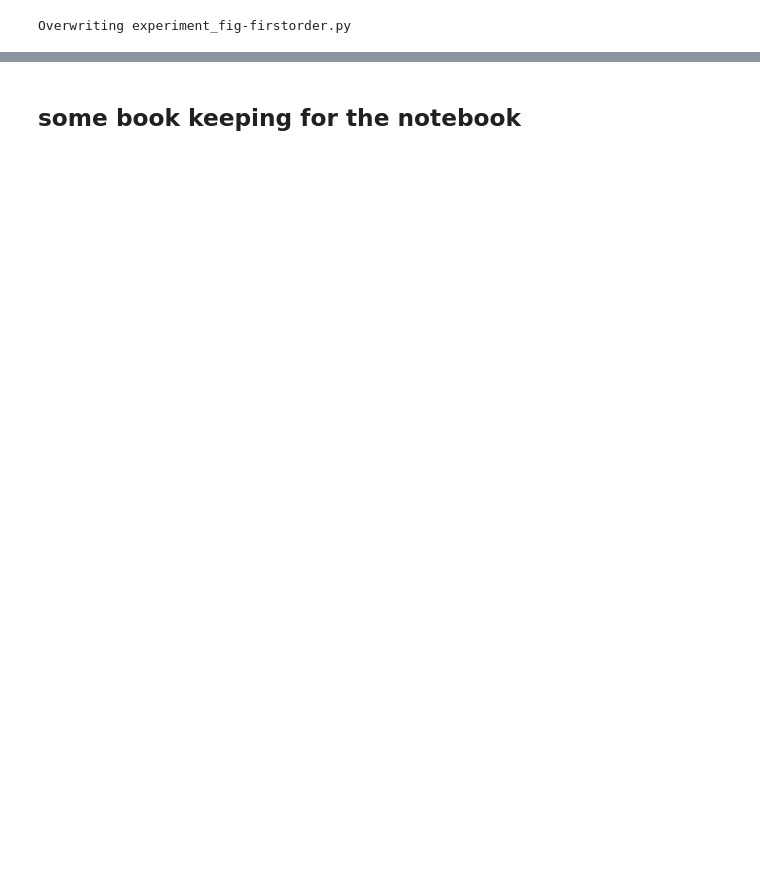
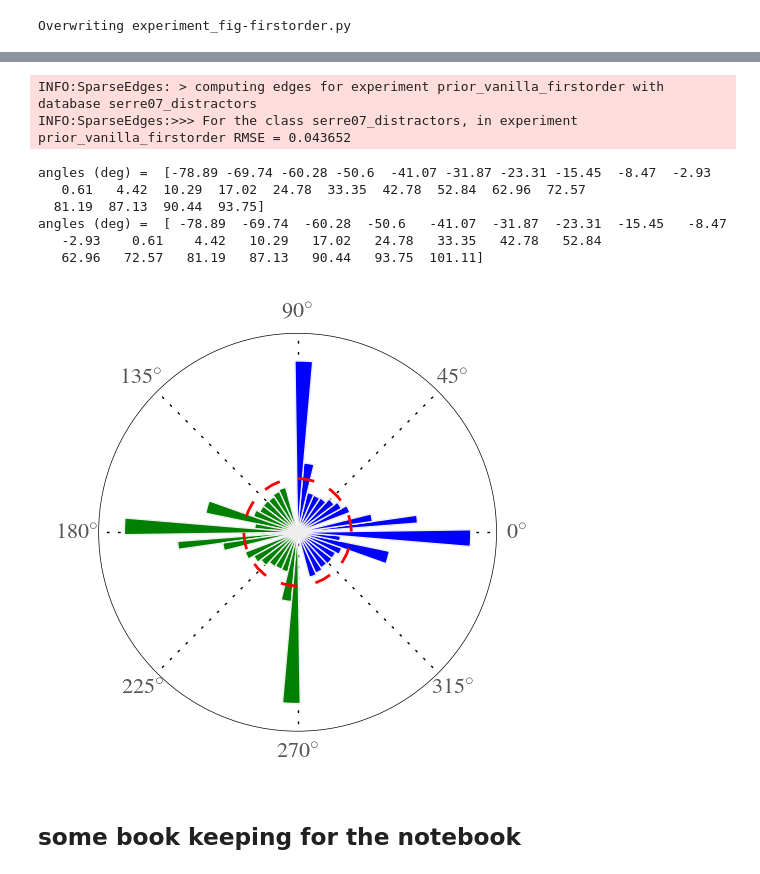
Before and after one commit to bicv/SparseEdges, a Jupyter notebook: firstorder_prior.ipynb, the cells around one changed output, grey strips where cells are left out. Cells and saved outputs as stored; diff of their text form; code cells hidden in the pictures; blank space fills up the shorter version.

```diff
--- a/firstorder_prior.ipynb
+++ b/firstorder_prior.ipynb
@@ -272,3 +262,47 @@ INFO:SparseEdges:>>> For the class serre07_distractors, in experiment prior_vani
+# %%
+print 'angles (deg) = ', theta_prior*180/np.pi
+imageslist, edgeslist, RMSE =  mp.process('prior_vanilla_firstorder', name_database=name_database)
+
+theta = (edgeslist[2, ...].ravel())
+theta = ((theta + np.pi/2 - np.pi/mp.pe.N_Dtheta/2)  % np.pi ) - np.pi/2  + np.pi/mp.pe.N_Dtheta/2
+value = edgeslist[4, ...].ravel()
+
+if mp.pe.edge_mask:
+    # remove edges whose center position is not on the central disk
+    x , y = edgeslist[0, ...].ravel().real, edgeslist[1, ...].ravel().real
+    mask = ((x/mp.N_X -.5)**2+(y/mp.N_Y -.5)**2) < .5**2
+    theta = theta[mask]
+    value = value[mask]
+
+weights = np.absolute(value)/(np.absolute(value)).sum()
+
+print 'angles (deg) = ',  np.hstack((theta_prior, theta_prior[0]+np.pi))*180/np.pi
+theta_bin = np.linspace(- np.pi/2  + np.pi/mp.pe.N_Dtheta/2, np.pi/2  + np.pi/mp.pe.N_Dtheta/2, 48)
+theta_bin = np.hstack((theta_prior, theta_prior[0]+np.pi))  + np.pi/mp.pe.N_Dtheta/2
+v_hist, v_theta_edges_ = np.histogram(theta, bins=theta_bin, density=True, weights=weights)
+
+#plotting
+fig = plt.figure(figsize=(fig_width/1.618, fig_width/1.618))
+ax = fig.add_subplot(111, axisbg='w', polar=True)
+#fig, ax = mp.histedges_theta(edgeslist, fig=fig, a=ax)
+#v_hist, v_theta_edges = mp.histedges_theta(edgeslist, display=False)
+ax.bar(theta_bin[1:], v_hist, width=theta_bin[:-1] - theta_bin[1:], color='b')# edgecolor="none")
+ax.bar(theta_bin[1:]+np.pi, v_hist, width=theta_bin[:-1] - theta_bin[1:], color='g')
+ax.plot((v_theta_edges_[1:]+v_theta_edges_[:-1])/2, np.ones_like(v_hist)*v_hist.mean(), 'r--')
+ax.plot((v_theta_edges_[1:]+v_theta_edges_[:-1])/2+np.pi, np.ones_like(v_hist)*v_hist.mean(), 'r--')
+plt.setp(ax, yticks=[])
+if not(figpath==None):
+    for ext in FORMATS: fig.savefig(figpath + 'firstorder_A_bis.' + ext)
+# %% [output]
+INFO:SparseEdges: > computing edges for experiment prior_vanilla_firstorder with database serre07_distractors
+INFO:SparseEdges:>>> For the class serre07_distractors, in experiment prior_vanilla_firstorder RMSE = 0.043652
+angles (deg) =  [-78.89 -69.74 -60.28 -50.6  -41.07 -31.87 -23.31 -15.45  -8.47  -2.93
+   0.61   4.42  10.29  17.02  24.78  33.35  42.78  52.84  62.96  72.57
+  81.19  87.13  90.44  93.75]
+angles (deg) =  [ -78.89  -69.74  -60.28  -50.6   -41.07  -31.87  -23.31  -15.45   -8.47
+   -2.93    0.61    4.42   10.29   17.02   24.78   33.35   42.78   52.84
+   62.96   72.57   81.19   87.13   90.44   93.75  101.11]
+[figure, added]
 # %% [markdown]
 ## some book keeping for the notebook
 # %%
```
Also changed, not shown: parts of 13 cells of this notebook, 4 other files.
